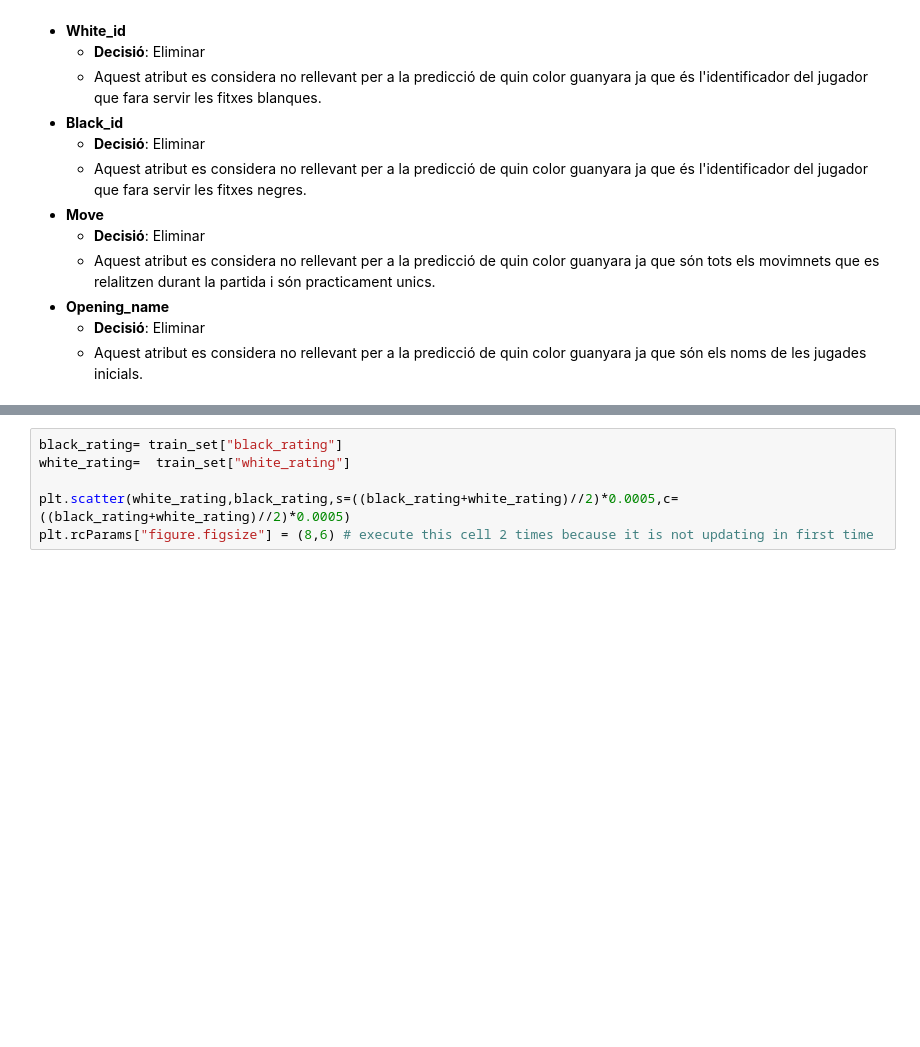
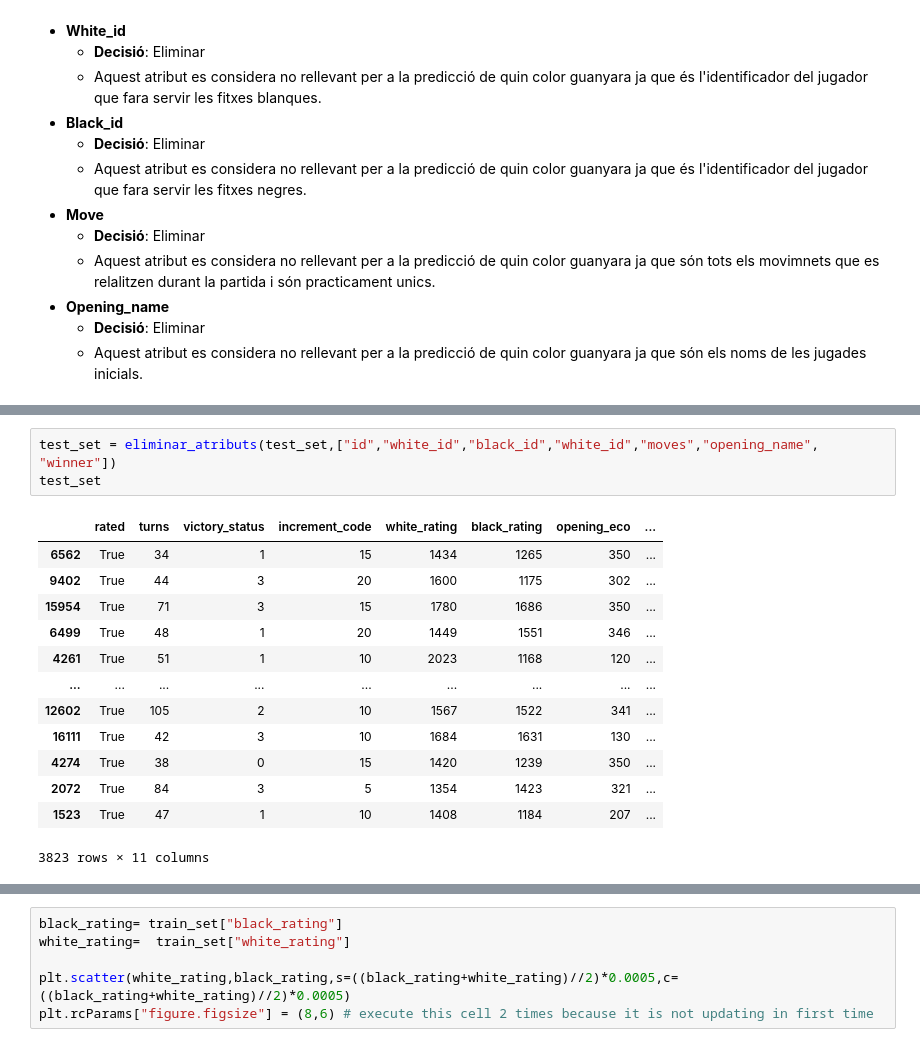
Before and after one commit to NIU1679937/ChestKaggle, a Jupyter notebook: Cas_Kaggle_ApC.ipynb, the cells around one changed output, grey strips where cells are left out. Cells and saved outputs as stored; diff of their text form; blank space fills up the shorter version.

```diff
--- a/Cas_Kaggle_ApC.ipynb
+++ b/Cas_Kaggle_ApC.ipynb
@@ -346,0 +369,17 @@ KeyError: "['id', 'white_id', 'black_id', 'white_id', 'moves', 'opening_name'] n
+# %%
+test_set = eliminar_atributs(test_set,["id","white_id","black_id","white_id","moves","opening_name", "winner"])
+test_set
+# %% [output]
+|  | rated | turns | victory_status | increment_code | white_rating | black_rating | opening_eco | ... |
+| 6562 | True | 34 | 1 | 15 | 1434 | 1265 | 350 | ... |
+| 9402 | True | 44 | 3 | 20 | 1600 | 1175 | 302 | ... |
+| 15954 | True | 71 | 3 | 15 | 1780 | 1686 | 350 | ... |
+| 6499 | True | 48 | 1 | 20 | 1449 | 1551 | 346 | ... |
+| 4261 | True | 51 | 1 | 10 | 2023 | 1168 | 120 | ... |
+| ... | ... | ... | ... | ... | ... | ... | ... | ... |
+| 12602 | True | 105 | 2 | 10 | 1567 | 1522 | 341 | ... |
+| 16111 | True | 42 | 3 | 10 | 1684 | 1631 | 130 | ... |
+| 4274 | True | 38 | 0 | 15 | 1420 | 1239 | 350 | ... |
+| 2072 | True | 84 | 3 | 5 | 1354 | 1423 | 321 | ... |
+| 1523 | True | 47 | 1 | 10 | 1408 | 1184 | 207 | ... |
+3823 rows × 11 columns
```
Also changed, not shown: parts of 16 cells of this notebook.
